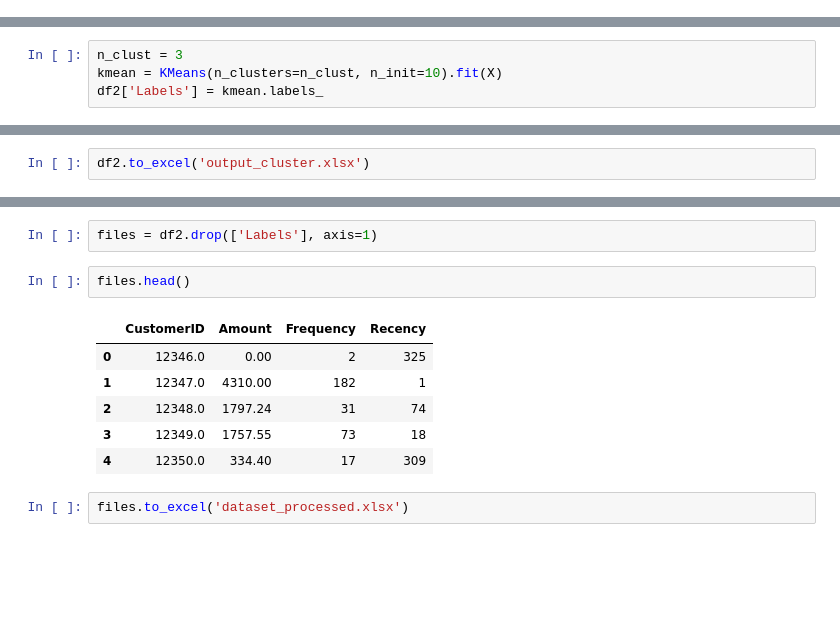
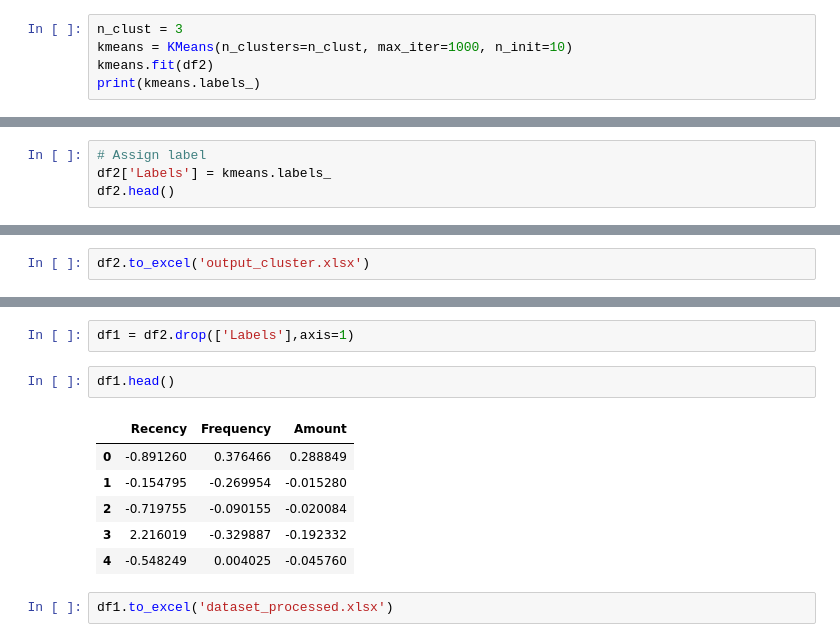
Before and after one commit to lizapk/clustering-uas, a Jupyter notebook: modeling_uas.ipynb, the cells around one changed output, grey strips where cells are left out. Drawn from its saved outputs; the diff is of its cells as text; blank space fills up the shorter version.

```diff
--- a/modeling_uas.ipynb
+++ b/modeling_uas.ipynb
@@ -319,0 +278,5 @@ Cluster optimal ada di range 2-4
+# %%
+n_clust = 3
+kmeans = KMeans(n_clusters=n_clust, max_iter=1000, n_init=10)
+kmeans.fit(df2)
+print(kmeans.labels_)
@@ -319,0 +285,4 @@ Cluster optimal ada di range 2-4
+# %%
+# Assign label
+df2['Labels'] = kmeans.labels_
+df2.head()
@@ -320,6 +296,2 @@ Cluster optimal ada di range 2-4
 # %% [markdown]
 # EVALUATION
-# %%
-n_clust = 3
-kmean = KMeans(n_clusters=n_clust, n_init=10).fit(X)
-df2['Labels'] = kmean.labels_
@@ -359,13 +401,13 @@ df2.head()
 # %%
-files = df2.drop(['Labels'], axis=1)
+df1 = df2.drop(['Labels'],axis=1)
 # %%
-files.head()
+df1.head()
 # %% [output]
-|  | CustomerID | Amount | Frequency | Recency |
-| 0 | 12346.0 | 0.00 | 2 | 325 |
-| 1 | 12347.0 | 4310.00 | 182 | 1 |
-| 2 | 12348.0 | 1797.24 | 31 | 74 |
-| 3 | 12349.0 | 1757.55 | 73 | 18 |
-| 4 | 12350.0 | 334.40 | 17 | 309 |
+|  | Recency | Frequency | Amount |
+| 0 | -0.891260 | 0.376466 | 0.288849 |
+| 1 | -0.154795 | -0.269954 | -0.015280 |
+| 2 | -0.719755 | -0.090155 | -0.020084 |
+| 3 | 2.216019 | -0.329887 | -0.192332 |
+| 4 | -0.548249 | 0.004025 | -0.045760 |
 # %%
-files.to_excel('dataset_processed.xlsx')
+df1.to_excel('dataset_processed.xlsx')
```
Also changed, not shown: parts of 43 cells of this notebook.
